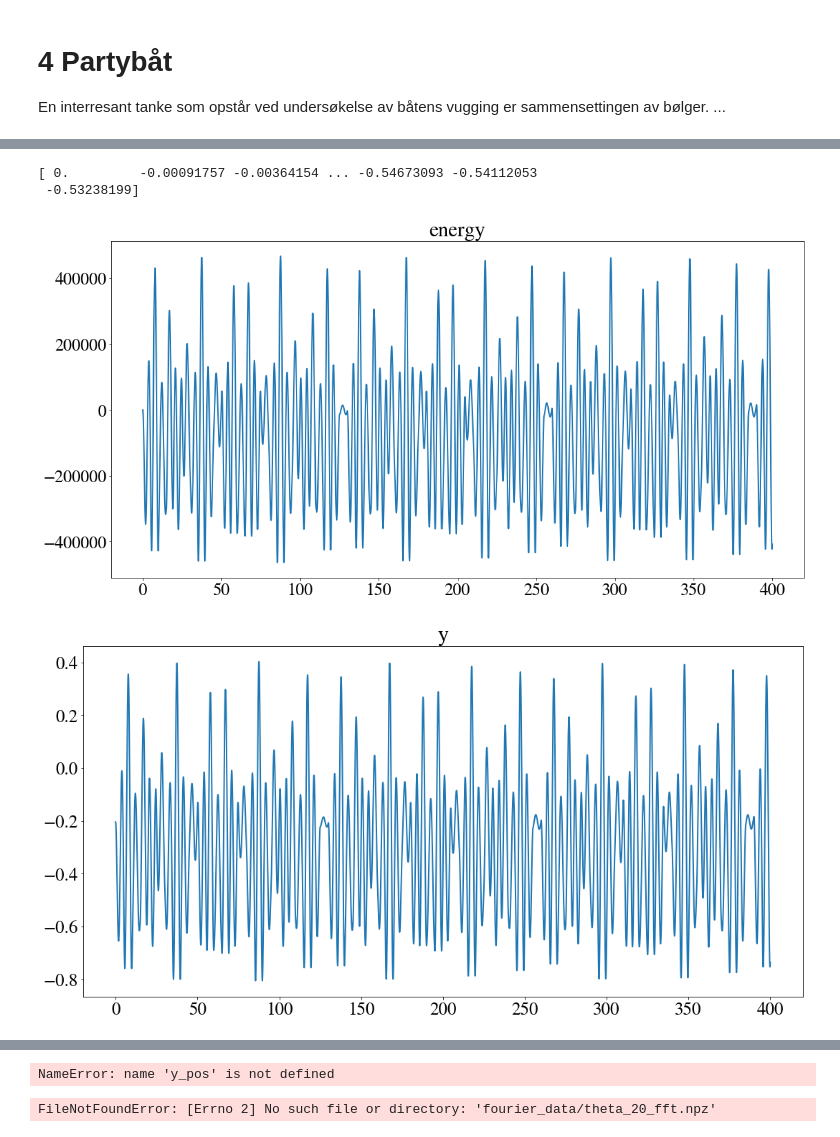
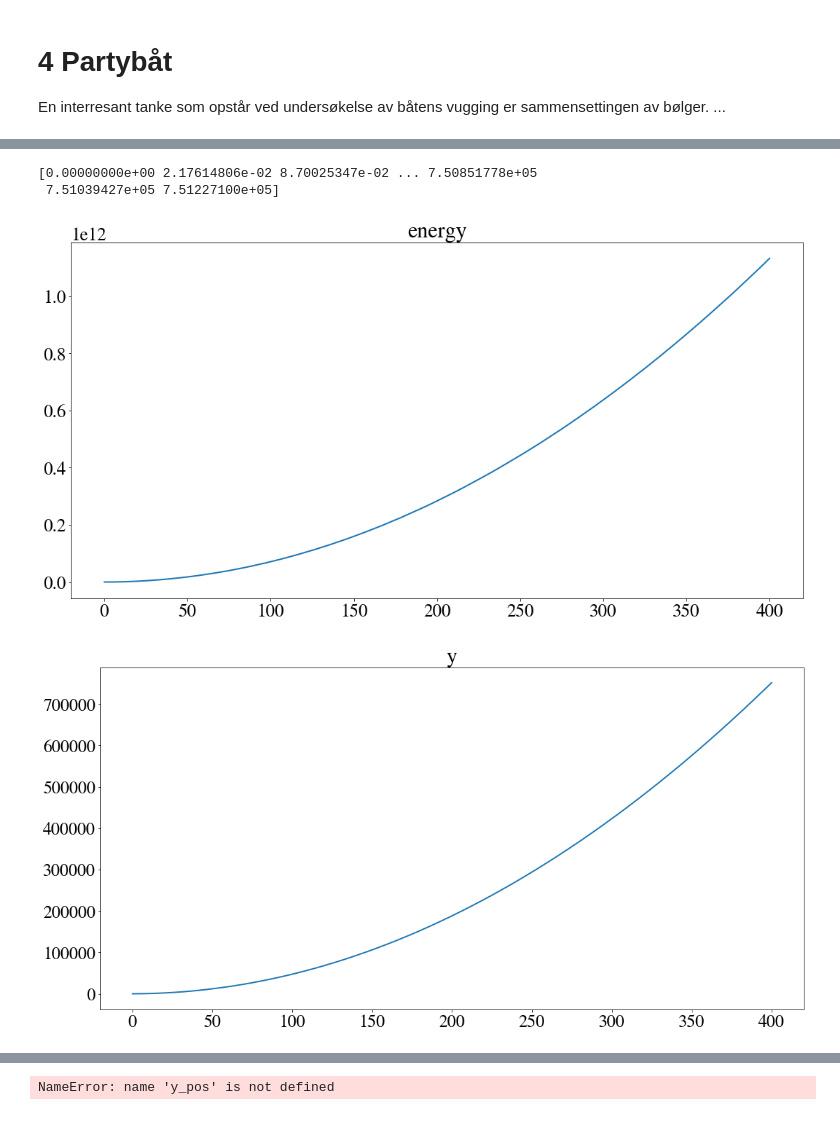
Before and after one commit to emiljonsrud/vitberr_prosjekt2_tekfys, a Jupyter notebook: leveringsfil.ipynb, the cells around one changed output, grey strips where cells are left out. Cells and saved outputs as stored; diff of their text form; code cells hidden in the pictures.

```diff
--- a/leveringsfil.ipynb
+++ b/leveringsfil.ipynb
@@ -1330,7 +1353,7 @@ w_vals = []
 theta_vals = []
 
 for i in range(len(k_f_vals)):
-    t_num_temp, w_num_temp = universal_func(w_start_vals, t_end, h_step, F_0, k_f_vals[i], omega_w, m_boat, m_L)
+    t_num_temp, w_num_temp = advanced_system_simulation(w_start_vals, t_end, h_step, F_0, k_f_vals[i], omega_w, m_boat, m_L)
 
     t_vals.append(t_num_temp)
     w_vals.append(w_num_temp)
@@ -1427,7 +1450,7 @@ omega_w = 0.7*omega_0
 m_boat = A_s*sigma
 m_L = 0
 
-t_num, w_num = universal_func(w_start_vals, t_end, h_step, F_0, k_f, omega_w, m_boat, m_L)
+t_num, w_num = advanced_system_simulation(w_start_vals, t_end, h_step, F_0, k_f, omega_w, m_boat, m_L)
 
 theta_num = w_num[0]
 plot_func(t_num, [theta_num], [f"$h = 0.01$"], "Vinkelutslag som funksjon av tid", '$t$ [s]', r'$\theta$ [rad]')
@@ -1481,0 +1867,15 @@ La oss se for oss en situasjon hvor hele mannskapet hopper opp og den med sammen
+# %%
+class People:
+    def __init__(self, m_p_0, omega_p):
+        self.m_p_0 = m_p_0
+        self.omega_p = omega_p  # NOTE: omega_p is in Hz
+    def m_p(self, t):
+        current_mass = (
+            0.5 + 0.5*signal.square(t*self.omega_p*2*np.pi)
+            ) * 2*self.m_p_0*(
+            1 - (2/3)*np.sin(t*self.omega_p*2*np.pi)
+            )
+        return current_mass
+    def F_p(self, t):
+        current_mass = self.m_p(t)
+        return g*current_mass
@@ -1481,0 +2008,2 @@ La oss se for oss en situasjon hvor hele mannskapet hopper opp og den med sammen
+# %%
+y_equalibrium = lambda y_arr: (np.max(y_arr) - np.min(y_arr))/2 + np.min(y_arr)
@@ -1807,5 +2398,4 @@ energy_plots()
 # %%
-<<<<<<< LOCAL CELL DELETED >>>>>>>
 def generate_sim_data():
     w_start_vals = [
         0,  # theta
@@ -1839,7 +2429,7 @@ def generate_sim_data():
     omega_0 = np.sqrt((m_boat*g*h)/calculate_I_c(0, 0))
     omega_w = 0*omega_0
 
-    t, w = universal_func(w_start_vals, t_end, h_step, F_0, k_f, omega_w, m_boat, m_L, fences_bool_input=True, crowd=party_people)
+    t, w = crew_simulation(w_start_vals, t_end, h_step, F_0, k_f, omega_w, m_boat, m_L, fences_bool_input=True, crowd=party_people)
 
 
 
@@ -1871,35 +2461,35 @@ def generate_sim_data():
     plt.title("theta")
     plt.show()
 
 
 
     plt.plot(
         t,
         w[3],
         # 'o'
     )
 
     plt.axhline(0, color="black", linestyle="dotted")
     plt.show()
 
 
     boat_info = [
         m_boat,
         m_L
     ]
 
     fname = 'matias'
     np.savez(
         'fourier_data/'+fname,
         t=t,
         y_pos = y_pos,
         w = w,
         boat_info = boat_info
     )
 generate_sim_data()
 # %% [output]
-[ 0.         -0.00091757 -0.00364154 ... -0.54673093 -0.54112053
- -0.53238199]
+[0.00000000e+00 2.17614806e-02 8.70025347e-02 ... 7.50851778e+05
+ 7.51039427e+05 7.51227100e+05]
-[figure, old version]
+[figure, new version]
-[figure, old version]
+[figure, new version]
 [figure]
@@ -1907,6 +2497,5 @@ generate_sim_data()
 NameError: name 'y_pos' is not defined
 # %%
-<<<<<<< LOCAL CELL DELETED >>>>>>>
 def find_freqs():
     fourier_data = np.load('fourier_data/theta_20_fft' + '.npz')
     Y, freqs = fourier_data['Y'], fourier_data['freqs']
@@ -1917,5 +2506,3 @@ def find_freqs():
 
     print(freqs[max_freqs])
 find_freqs()
-# %% [output]
-FileNotFoundError: [Errno 2] No such file or directory: 'fourier_data/theta_20_fft.npz'
```
Also changed, not shown: parts of 41 cells of this notebook.
